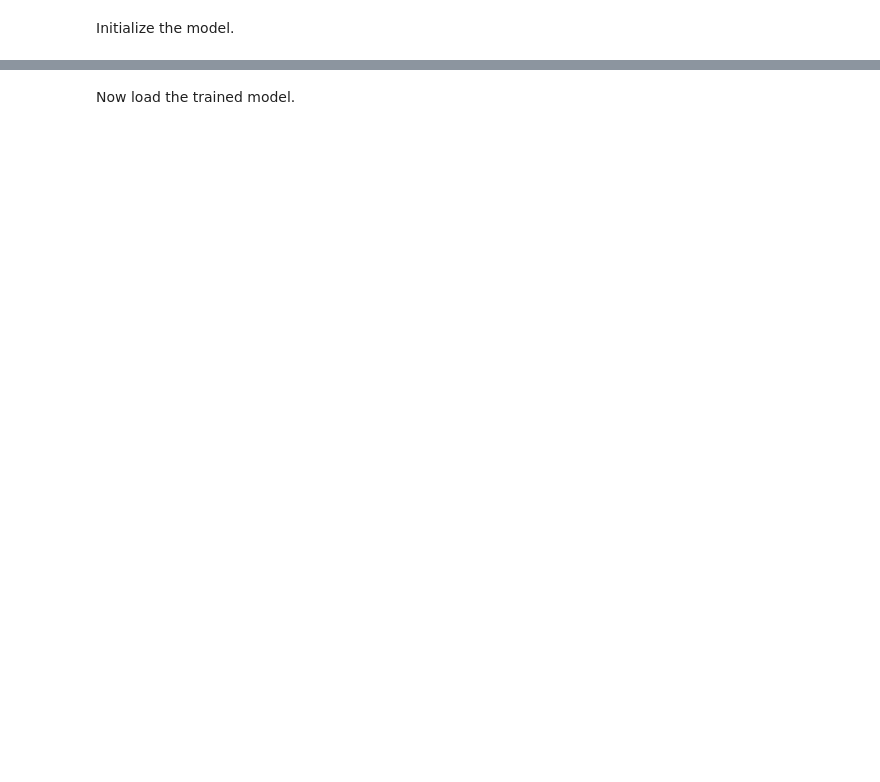
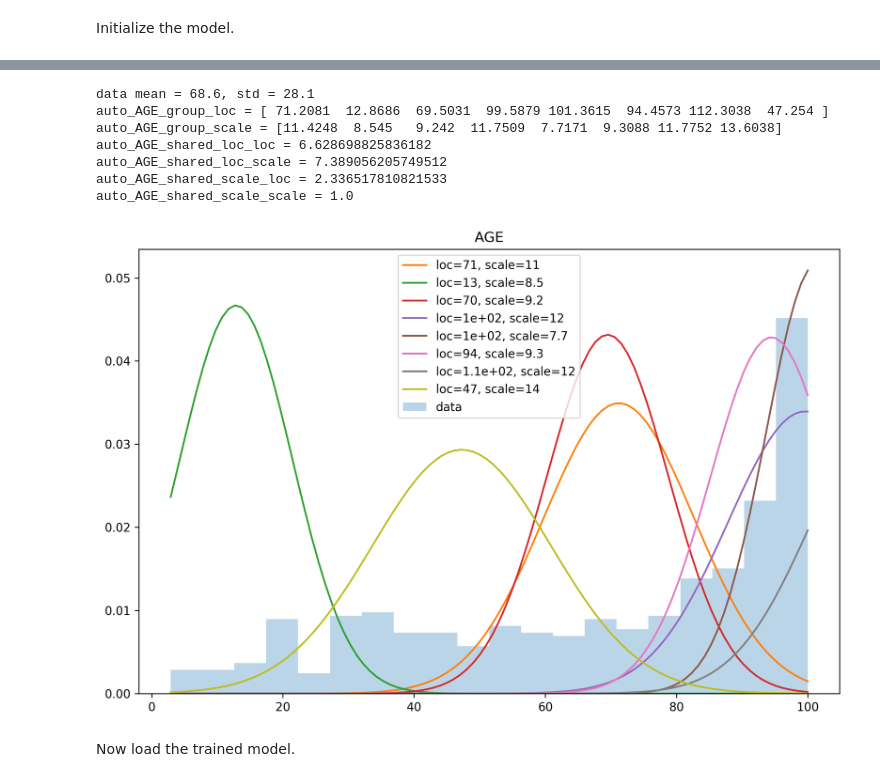
Before and after one commit to fritzo/treecat-exp, a Jupyter notebook: debug_feature_init.ipynb, the cells around one changed output, grey strips where cells are left out. Cells and saved outputs as stored; diff of their text form; code cells hidden in the pictures; blank space fills up the shorter version.

```diff
--- a/debug_feature_init.ipynb
+++ b/debug_feature_init.ipynb
@@ -40,7 +57,7 @@ Initialize the model.
 # %%
 pyro.get_param_store().clear()
 model = TreeCat(features, args.capacity)
-trainer = model.trainer(Adam({}))
+trainer = model.trainer("map", optim=Adam({}))
 for batch_data, batch_mask in partition_data(data, mask, args.init_size):
     break
 trainer.init(batch_data, batch_mask)
@@ -86,8 +121,17 @@ def plot_feature(name):
     pyplot.legend(loc='best')
     pyplot.tight_layout()
 # %%
-FEATURE = "NOX"
+FEATURE = "AGE"
 plot_feature(FEATURE)
+# %% [output]
+data mean = 68.6, std = 28.1
+auto_AGE_group_loc = [ 71.2081  12.8686  69.5031  99.5879 101.3615  94.4573 112.3038  47.254 ]
+auto_AGE_group_scale = [11.4248  8.545   9.242  11.7509  7.7171  9.3088 11.7752 13.6038]
+auto_AGE_shared_loc_loc = 6.628698825836182
+auto_AGE_shared_loc_scale = 7.389056205749512
+auto_AGE_shared_scale_loc = 2.336517810821533
+auto_AGE_shared_scale_scale = 1.0
+[figure, added]
 # %% [markdown]
 Now load the trained model.
 # %%
```
Also changed, not shown: parts of 4 cells of this notebook, 4 other files.
